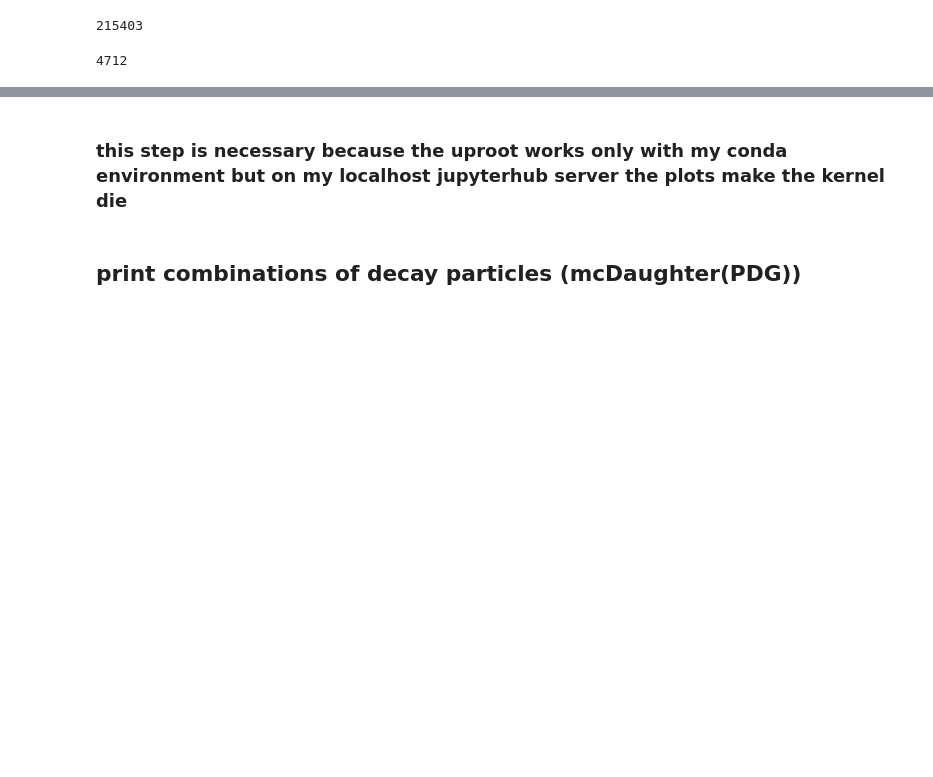
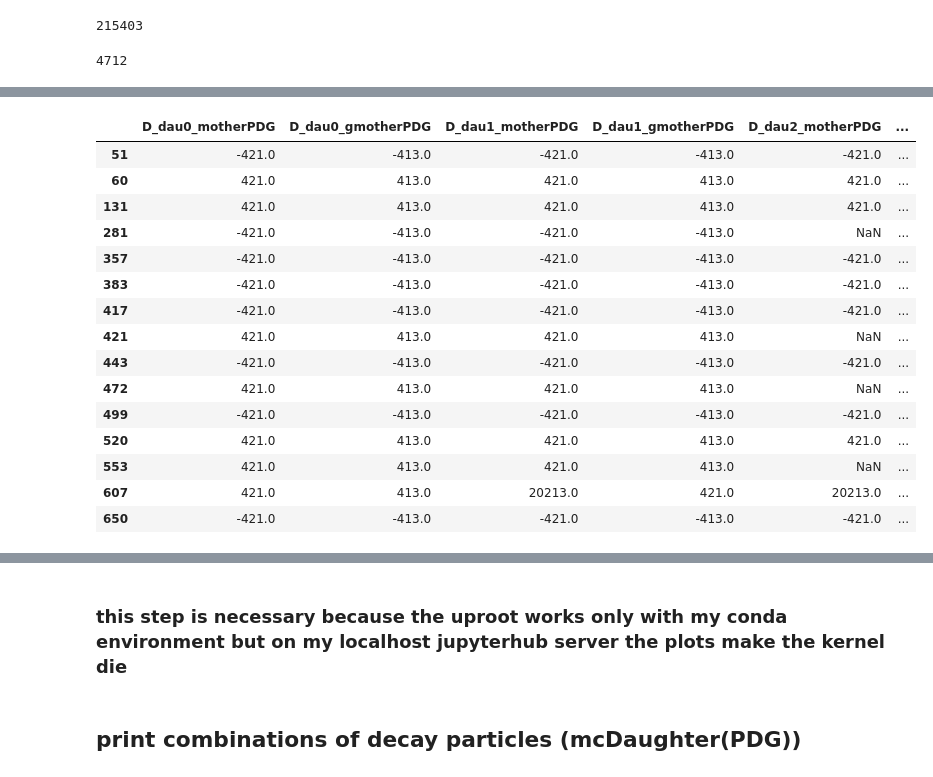
Before and after one commit to axelHeim/MCstudies, a Jupyter notebook: Dstlnu_Bt_generic/recreateGiannasPlot/offlineAnalysis_GiannasPlot.ipynb, the cells around one changed output, grey strips where cells are left out. Cells and saved outputs as stored; diff of their text form; code cells hidden in the pictures; blank space fills up the shorter version.

```diff
--- a/Dstlnu_Bt_generic/recreateGiannasPlot/offlineAnalysis_GiannasPlot.ipynb
+++ b/Dstlnu_Bt_generic/recreateGiannasPlot/offlineAnalysis_GiannasPlot.ipynb
@@ -259,0 +210,19 @@ df[df["dau1_isSignal"]==1][['D_dau0_genGmothID',
+# %%
+df[df["dau1_isSignal"]==1][['D_dau0_motherPDG', 'D_dau0_gmotherPDG', 'D_dau1_motherPDG', 'D_dau1_gmotherPDG', 'D_dau2_motherPDG', 'D_dau2_gmotherPDG',  'D_dau3_motherPDG', 'D_dau3_gmotherPDG',  'D_dau4_motherPDG', 'D_dau4_gmotherPDG', 'D_dau4_mcPDG']][:15]
+# %% [output]
+|  | D_dau0_motherPDG | D_dau0_gmotherPDG | D_dau1_motherPDG | D_dau1_gmotherPDG | D_dau2_motherPDG | ... |
+| 51 | -421.0 | -413.0 | -421.0 | -413.0 | -421.0 | ... |
+| 60 | 421.0 | 413.0 | 421.0 | 413.0 | 421.0 | ... |
+| 131 | 421.0 | 413.0 | 421.0 | 413.0 | 421.0 | ... |
+| 281 | -421.0 | -413.0 | -421.0 | -413.0 | NaN | ... |
+| 357 | -421.0 | -413.0 | -421.0 | -413.0 | -421.0 | ... |
+| 383 | -421.0 | -413.0 | -421.0 | -413.0 | -421.0 | ... |
+| 417 | -421.0 | -413.0 | -421.0 | -413.0 | -421.0 | ... |
+| 421 | 421.0 | 413.0 | 421.0 | 413.0 | NaN | ... |
+| 443 | -421.0 | -413.0 | -421.0 | -413.0 | -421.0 | ... |
+| 472 | 421.0 | 413.0 | 421.0 | 413.0 | NaN | ... |
+| 499 | -421.0 | -413.0 | -421.0 | -413.0 | -421.0 | ... |
+| 520 | 421.0 | 413.0 | 421.0 | 413.0 | 421.0 | ... |
+| 553 | 421.0 | 413.0 | 421.0 | 413.0 | NaN | ... |
+| 607 | 421.0 | 413.0 | 20213.0 | 421.0 | 20213.0 | ... |
+| 650 | -421.0 | -413.0 | -421.0 | -413.0 | -421.0 | ... |
```
Also changed, not shown: parts of 34 cells of this notebook, 1 other file.
